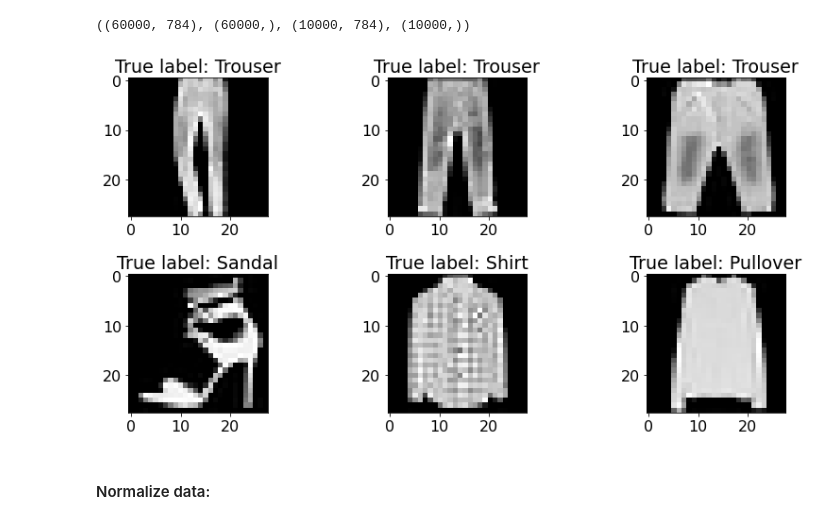
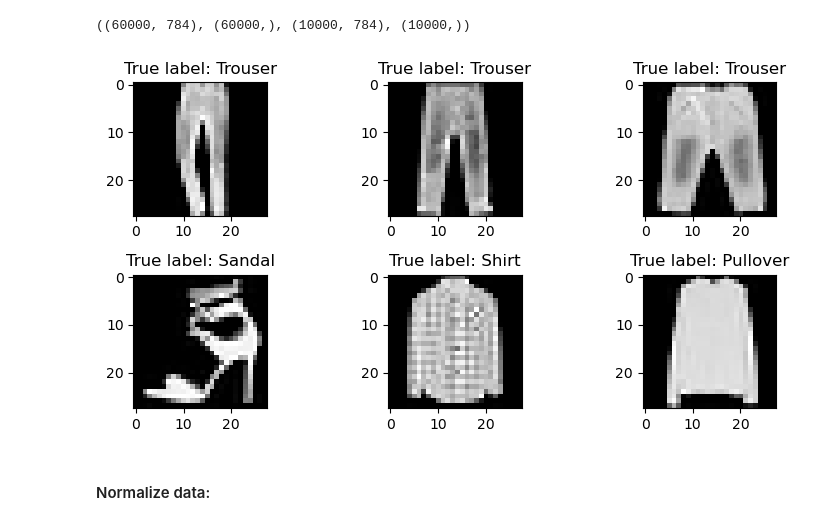
Before and after one commit to FixelAlgorithmsTeam/FixelCourses, a Jupyter notebook: DeepLearningMethods/03_OptimizationMethods/MainSGD.ipynb, the cells around one changed output. Saved outputs shown, nothing was run; the diff lists cells and outputs as text; code cells hidden in the pictures.

```diff
--- a/DeepLearningMethods/03_OptimizationMethods/MainSGD.ipynb
+++ b/DeepLearningMethods/03_OptimizationMethods/MainSGD.ipynb
@@ -56,16 +55,16 @@ vTestY .shape
 # %%
 #-- Plot a few examples:
 N, d   = mTrainX.shape
-fig, _ = plt.subplots(2, 3, figsize=(12, 6))
+fig, _ = plt.subplots(2, 3, figsize=(8, 4))
 for ax in fig.axes:
     idx = np.random.randint(N)
     ax.imshow   (np.reshape(mTrainX[idx,:], (28, 28)), cmap='gray')
     ax.set_title(f'True label: {lClasses[vTrainY[idx]]}')
 
 plt.tight_layout()
 plt.show()
 # %% [output]
-[figure, old version]
+[figure, new version]
 # %% [markdown]
 ####  Normalize data:
 # %%
```
Also changed, not shown: parts of 8 cells of this notebook, 1 other file.
